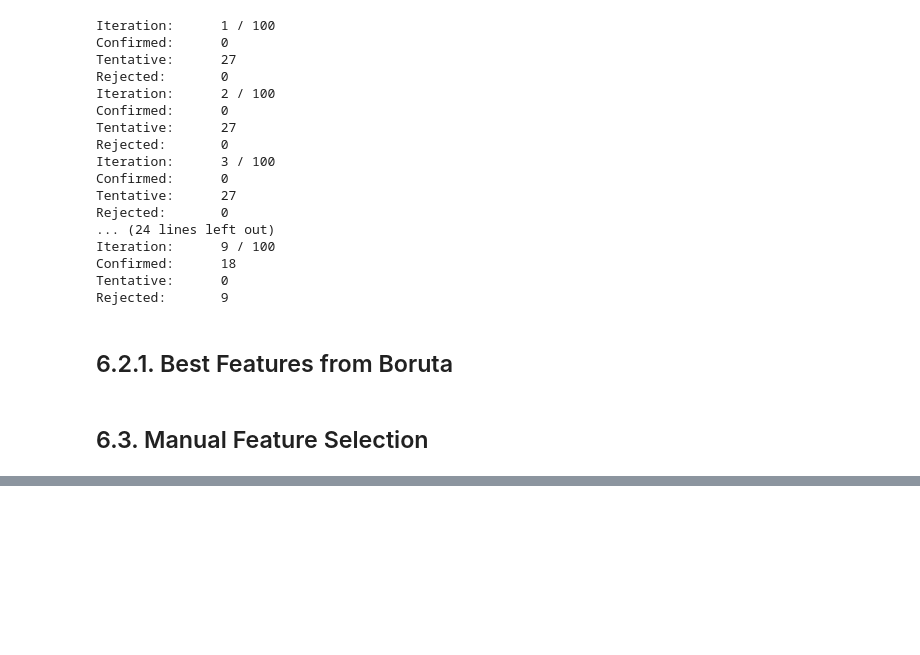
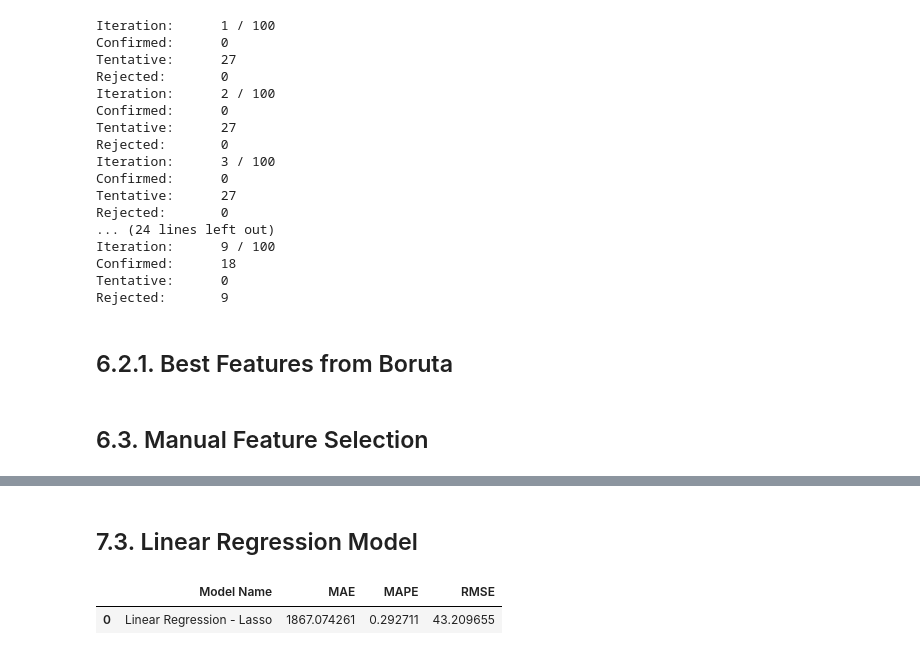
Before and after one commit to leoserpa/Rossmann_Stores, a Jupyter notebook: m04_v01_store_sales_prediction.ipynb, the cells around one changed output, grey strips where cells are left out. Cells and saved outputs as stored; diff of their text form; code cells hidden in the pictures; blank space fills up the shorter version.

```diff
--- a/m04_v01_store_sales_prediction.ipynb
+++ b/m04_v01_store_sales_prediction.ipynb
@@ -1053,0 +1125,15 @@ cols_selected_boruta
+# %% [markdown]
+## 7.3. Linear Regression Model
+# %%
+# model
+lrr  = Lasso( alpha= 0.01 ).fit(x_train, y_train)
+
+# prediction
+yhat_lrr = lr.predict(x_test)
+
+#performance
+lrr_result = m1_error('Linear Regression - Lasso ', np.expm1(y_test), np.expm1(yhat_lr))
+lrr_result
+# %% [output]
+|  | Model Name | MAE | MAPE | RMSE |
+| 0 | Linear Regression - Lasso | 1867.074261 | 0.292711 | 43.209655 |
```
Also changed, not shown: parts of 14 cells of this notebook.
